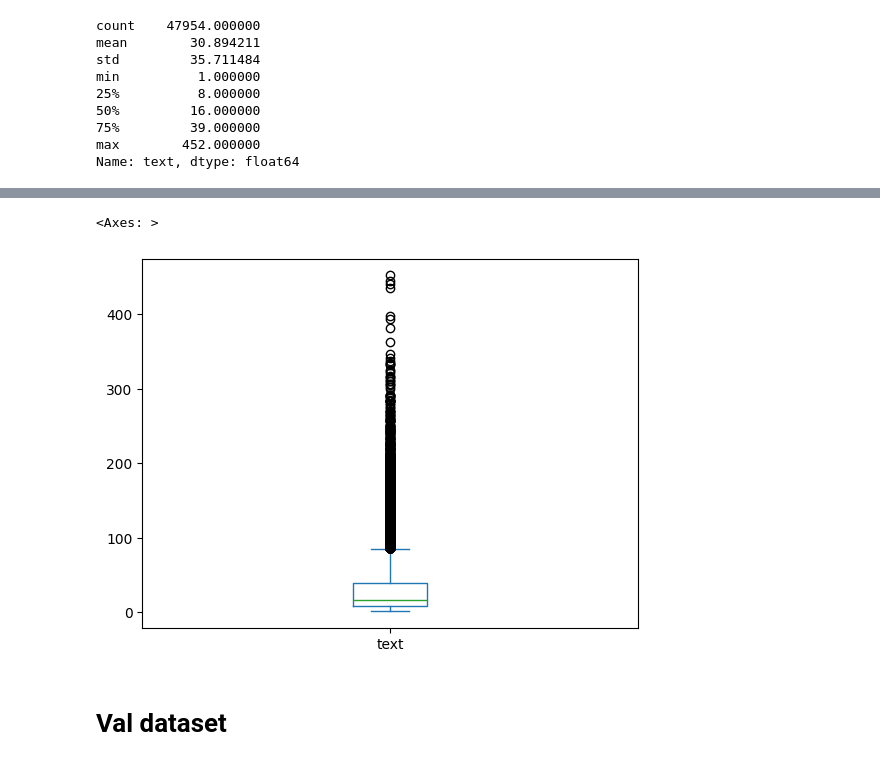
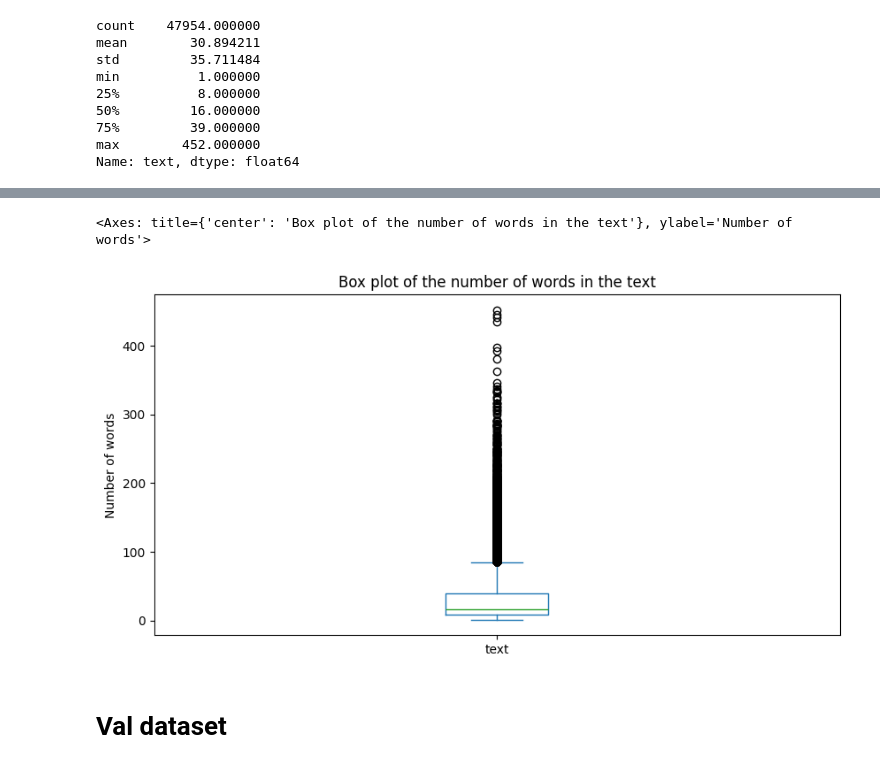
Before and after one commit to hawkin-dono/BTL-DL-Models-for-Toxic-and-Reactionary-Vietnamese-Content-Detection-on-Facebook, a Jupyter notebook: analysis_data.ipynb, the cells around one changed output, grey strips where cells are left out. Cells and saved outputs as stored; diff of their text form; code cells hidden in the pictures.

```diff
--- a/analysis_data.ipynb
+++ b/analysis_data.ipynb
@@ -42,8 +46,8 @@ train_df.text.apply(lambda x: len(x.split())).plot(kind='hist', bins= 100)
 # %%
-train_df.text.apply(lambda x: len(x.split())).plot(kind='box')
+train_df.text.apply(lambda x: len(x.split())).plot(kind='box', title='Box plot of the number of words in the text', figsize=(10, 5), ylabel='Number of words')
 # %% [output]
-<Axes: >
+<Axes: title={'center': 'Box plot of the number of words in the text'}, ylabel='Number of words'>
-[figure, old version]
+[figure, new version]
 # %% [markdown]
 # Val dataset
 # %%
```
Also changed, not shown: parts of 3 cells of this notebook, 8 other files.
